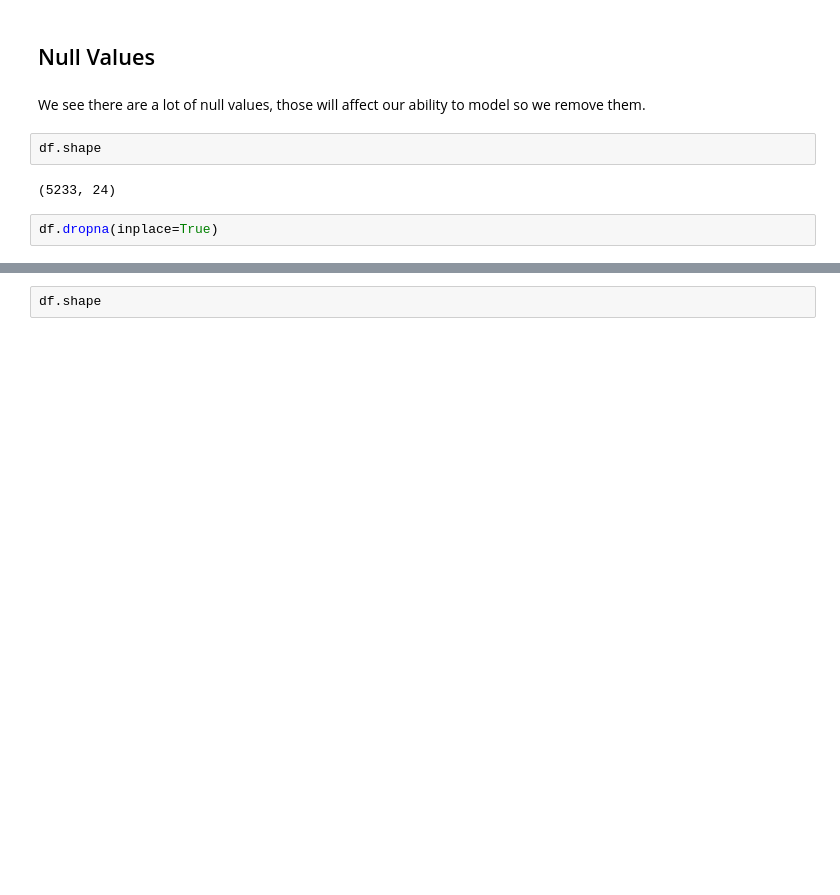
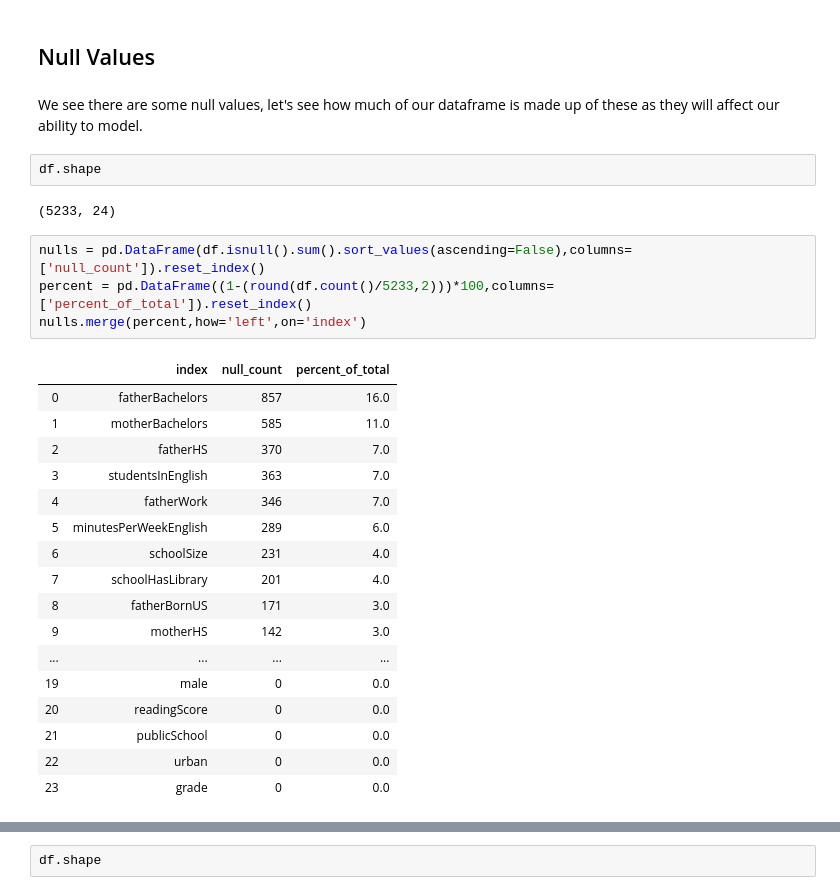
Before and after one commit to gabbyflabby/Test_Scores, a Jupyter notebook: Data Cleaning.ipynb, the cells around one changed output, grey strips where cells are left out. Drawn from its saved outputs; the diff is of its cells as text; blank space fills up the shorter version.

```diff
--- a/Data Cleaning.ipynb
+++ b/Data Cleaning.ipynb
@@ -84,10 +84,30 @@ _readingScore: The student's reading score, on a 1000-point scale_
 # %% [markdown]
 ## Null Values
 # %% [markdown]
-We see there are a lot of null values, those will affect our ability to model so we remove them.
+We see there are some null values, let's see how much of our dataframe is made up of these as they will affect our ability to model.
 # %%
 df.shape
 # %% [output]
 (5233, 24)
-# %%
-df.dropna(inplace=True)
+# %%
+nulls = pd.DataFrame(df.isnull().sum().sort_values(ascending=False),columns=['null_count']).reset_index()
+percent = pd.DataFrame((1-(round(df.count()/5233,2)))*100,columns=['percent_of_total']).reset_index()
+nulls.merge(percent,how='left',on='index')
+# %% [output]
+|  | index | null_count | percent_of_total |
+| 0 | fatherBachelors | 857 | 16.0 |
+| 1 | motherBachelors | 585 | 11.0 |
+| 2 | fatherHS | 370 | 7.0 |
+| 3 | studentsInEnglish | 363 | 7.0 |
+| 4 | fatherWork | 346 | 7.0 |
+| 5 | minutesPerWeekEnglish | 289 | 6.0 |
+| 6 | schoolSize | 231 | 4.0 |
+| 7 | schoolHasLibrary | 201 | 4.0 |
+| 8 | fatherBornUS | 171 | 3.0 |
+| 9 | motherHS | 142 | 3.0 |
+| ... | ... | ... | ... |
+| 19 | male | 0 | 0.0 |
+| 20 | readingScore | 0 | 0.0 |
+| 21 | publicSchool | 0 | 0.0 |
+| 22 | urban | 0 | 0.0 |
+| 23 | grade | 0 | 0.0 |
```
Also changed, not shown: parts of 7 cells of this notebook.
